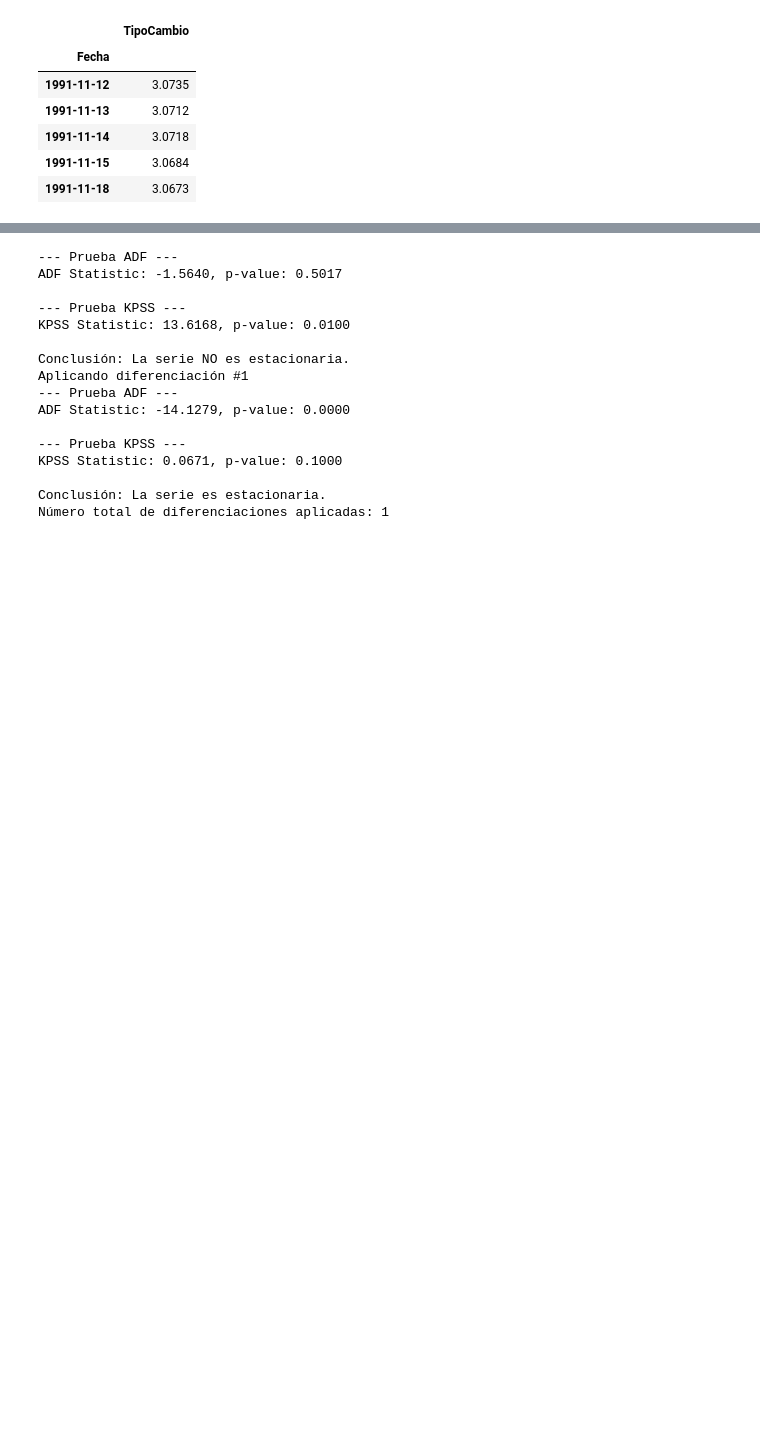
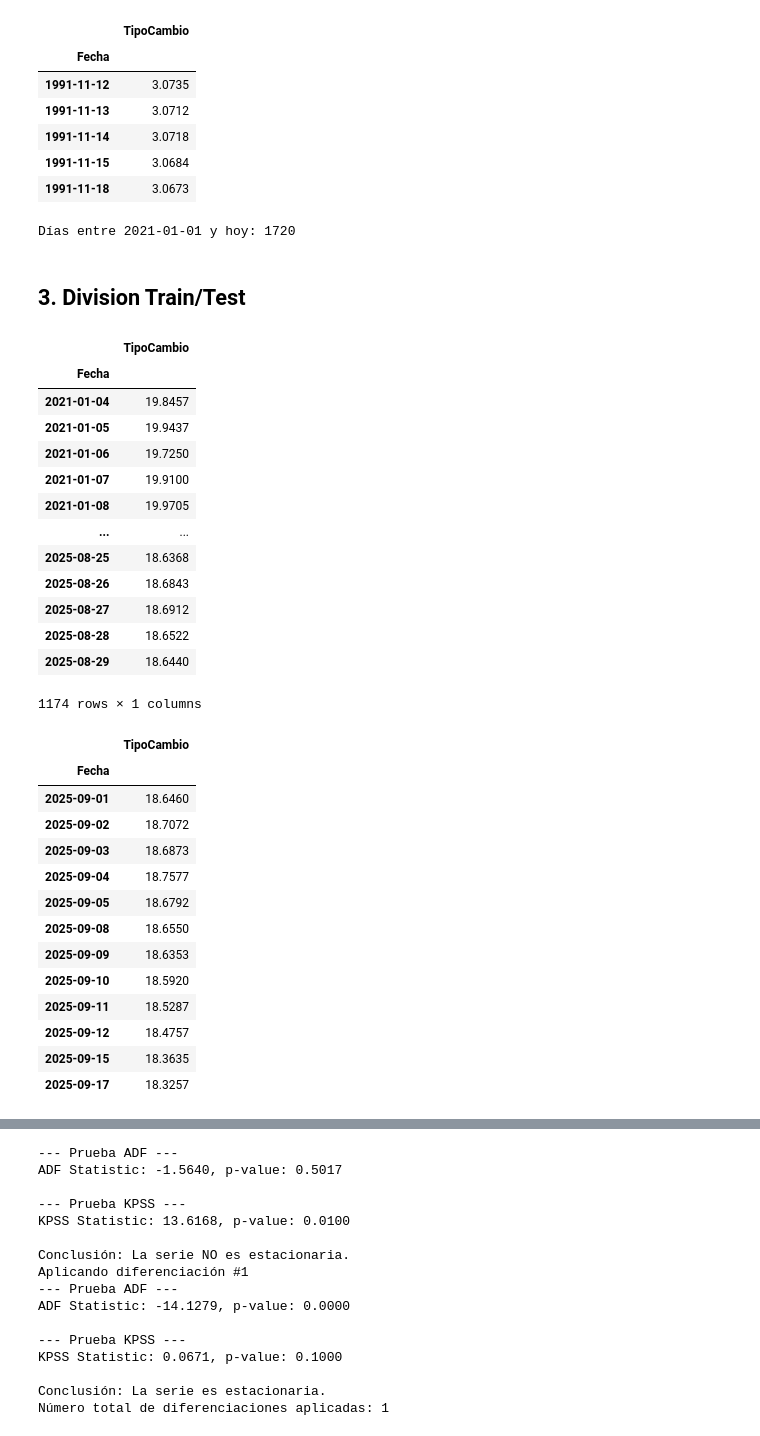
Before and after one commit to XTEP63/Examen_1_ModelosNoLineales, a Jupyter notebook: SARIMA_Template.ipynb, the cells around one changed output, grey strips where cells are left out. Saved outputs shown, nothing was run; the diff lists cells and outputs as text; code cells hidden in the pictures; blank space fills up the shorter version.

```diff
--- a/SARIMA_Template.ipynb
+++ b/SARIMA_Template.ipynb
@@ -104,4 +104,73 @@ fig = px.line(
 
 # Mostrar gráfico interactivo
 fig.show()
+# %%
+import pandas as pd
+from datetime import datetime
+
+fecha_inicio = datetime(2021, 1, 1)
+hoy = datetime.today()
+
+dias = (hoy - fecha_inicio).days
+print(f"Días entre 2021-01-01 y hoy: {dias}")
+
+# Asegúrate de que el índice sea datetime
+df.index = pd.to_datetime(df.index)
+
+# Filtrar desde 2021-01-01 hasta hoy
+fecha_inicio = "2021-01-01"
+hoy = pd.Timestamp.today()
+
+df = df.loc[fecha_inicio:hoy]
+
+# Graficar con Plotly
+fig = px.line(
+    df,
+    x=df.index,
+    y="TipoCambio",
+    title="Tipo de cambio FIX (Peso/Dólar) - Banxico",
+    labels={"TipoCambio": "Pesos por USD"}
+)
+
+# Mostrar gráfico interactivo
+fig.show()
+# %% [output]
+Días entre 2021-01-01 y hoy: 1720
+# %% [markdown]
+## 3. Division Train/Test
+# %%
+df_train = df[:-12]
+df_test = df[-12:]
+
+display(df_train)
+display(df_test)
+# %% [output]
+|  | TipoCambio |
+| Fecha |  |
+| 2021-01-04 | 19.8457 |
+| 2021-01-05 | 19.9437 |
+| 2021-01-06 | 19.7250 |
+| 2021-01-07 | 19.9100 |
+| 2021-01-08 | 19.9705 |
+| ... | ... |
+| 2025-08-25 | 18.6368 |
+| 2025-08-26 | 18.6843 |
+| 2025-08-27 | 18.6912 |
+| 2025-08-28 | 18.6522 |
+| 2025-08-29 | 18.6440 |
+1174 rows × 1 columns
+|  | TipoCambio |
+| Fecha |  |
+| 2025-09-01 | 18.6460 |
+| 2025-09-02 | 18.7072 |
+| 2025-09-03 | 18.6873 |
+| 2025-09-04 | 18.7577 |
+| 2025-09-05 | 18.6792 |
+| 2025-09-08 | 18.6550 |
+| 2025-09-09 | 18.6353 |
+| 2025-09-10 | 18.5920 |
+| 2025-09-11 | 18.5287 |
+| 2025-09-12 | 18.4757 |
+| 2025-09-15 | 18.3635 |
+| 2025-09-17 | 18.3257 |
 # %% [markdown]
```
Also changed, not shown: parts of 9 cells of this notebook.
